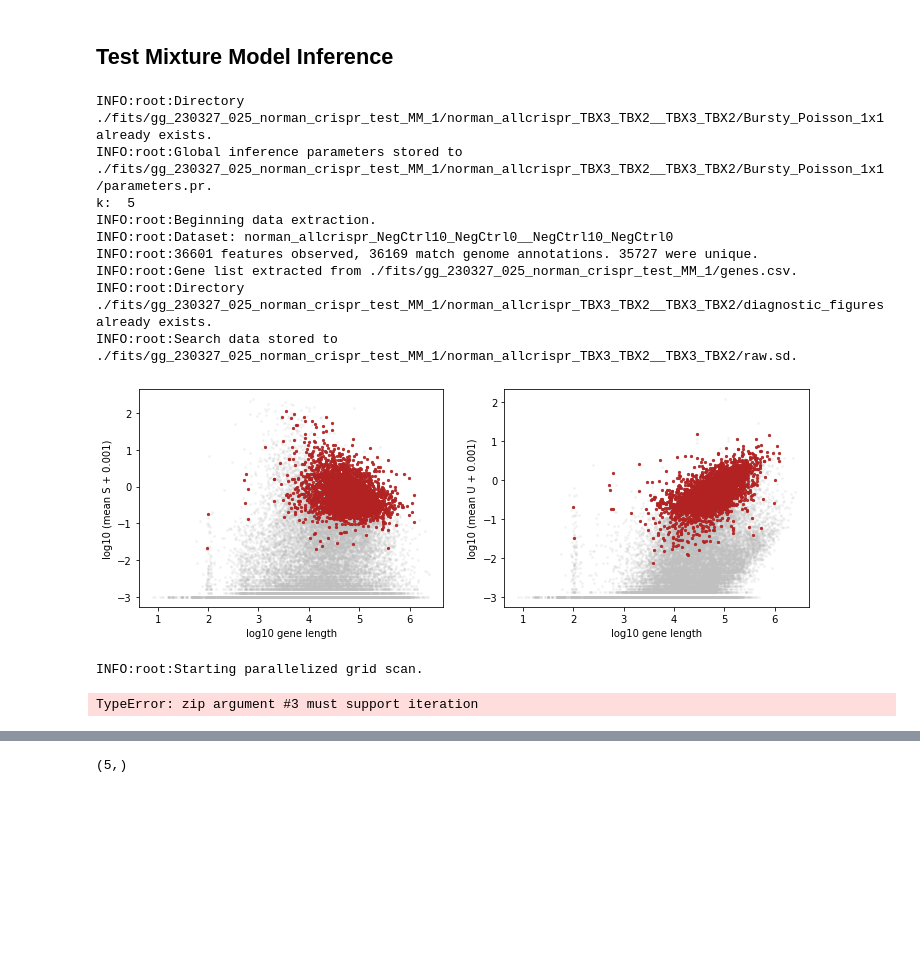
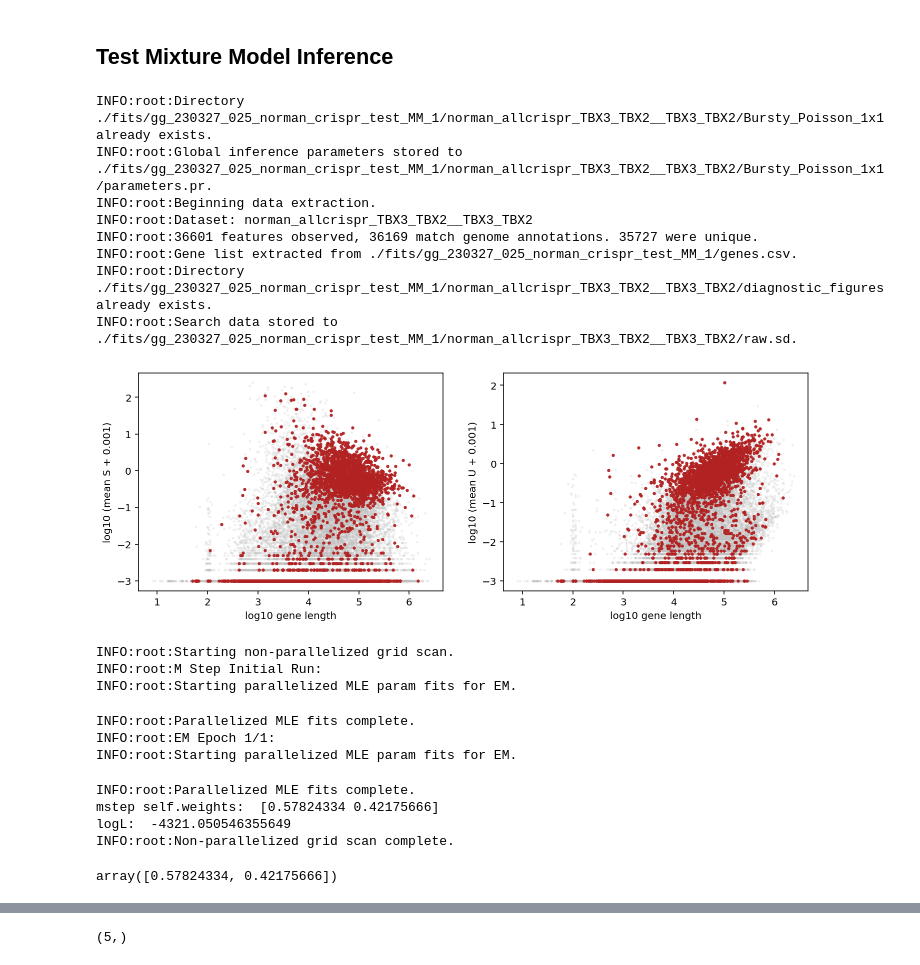
Before and after one commit to tarachari3/perturbCME, a Jupyter notebook: notebooks/20230327_mixModTest_Monod.ipynb, the cells around one changed output, grey strips where cells are left out. Cells and saved outputs as stored; diff of their text form; code cells hidden in the pictures; blank space fills up the shorter version.

```diff
--- a/notebooks/20230327_mixModTest_Monod.ipynb
+++ b/notebooks/20230327_mixModTest_Monod.ipynb
@@ -34,7 +34,7 @@ saveCounts = pd.DataFrame()
 saveCounts['guide_identity'] = ids
 saveCounts['cells'] = counts
 # %%
-filt_ids = list(set(saveCounts['guide_identity'][saveCounts['cells'] >  500]).intersection(set(saveCounts['guide_identity'][saveCounts['cells'] <  513])))
+filt_ids = list(set(saveCounts['guide_identity'][saveCounts['cells'] >  1000]).intersection(set(saveCounts['guide_identity'][saveCounts['cells'] <  1170])))
 len(filt_ids)
 # %% [output]
 1
@@ -180,36 +153,44 @@ samp_ub = [-7.157894736842105, -1.525] #-5.5, 0
 # gridsize = [5,6]
 gridsize = [1,1]
 # %%
-k=5
+k=2
+epochs=1
 # %%
 result_strings = []
 for i in range(0,1): #n_datasets
 
     fitmodel = monod.cme_toolbox.CMEModel('Bursty','Poisson')
 
     inference_parameters = monod.mminference.InferenceParameters(phys_lb,phys_ub,samp_lb,samp_ub,gridsize,\
-                dataset_strings[i],fitmodel,k=k,use_lengths = True,
+                dataset_strings[i],fitmodel,k=k,epochs=epochs,use_lengths = True,
                 gradient_params = {'max_iterations':20,'init_pattern':'moments','num_restarts':5})
 
     search_data = monod.extract_data.extract_data(loom_filepaths[i], transcriptome_filepath, dataset_names[i],
                 dataset_strings[i], dir_string, dataset_attr_names=attribute_names,cf=cf[i])
 
 #     full_result_string = inference_parameters.fit_all_grid_points(30,search_data)
 
 #     result_strings.append(full_result_string)
 # %% [output]
 INFO:root:Directory ./fits/gg_230327_025_norman_crispr_test_MM_1/norman_allcrispr_TBX3_TBX2__TBX3_TBX2/Bursty_Poisson_1x1 already exists.
 INFO:root:Global inference parameters stored to ./fits/gg_230327_025_norman_crispr_test_MM_1/norman_allcrispr_TBX3_TBX2__TBX3_TBX2/Bursty_Poisson_1x1/parameters.pr.
-k:  5
 INFO:root:Beginning data extraction.
-INFO:root:Dataset: norman_allcrispr_NegCtrl10_NegCtrl0__NegCtrl10_NegCtrl0
+INFO:root:Dataset: norman_allcrispr_TBX3_TBX2__TBX3_TBX2
 INFO:root:36601 features observed, 36169 match genome annotations. 35727 were unique.
 INFO:root:Gene list extracted from ./fits/gg_230327_025_norman_crispr_test_MM_1/genes.csv.
 INFO:root:Directory ./fits/gg_230327_025_norman_crispr_test_MM_1/norman_allcrispr_TBX3_TBX2__TBX3_TBX2/diagnostic_figures already exists.
 INFO:root:Search data stored to ./fits/gg_230327_025_norman_crispr_test_MM_1/norman_allcrispr_TBX3_TBX2__TBX3_TBX2/raw.sd.
-[figure, old version]
+[figure, new version]
 # %%
 inference_parameters.fit_all_grid_points(30,search_data)
 # %% [output]
-INFO:root:Starting parallelized grid scan.
+INFO:root:Starting non-parallelized grid scan.
+INFO:root:M Step Initial Run:
+INFO:root:Starting parallelized MLE param fits for EM.
-TypeError: zip argument #3 must support iteration
+INFO:root:Parallelized MLE fits complete.
+INFO:root:EM Epoch 1/1:
+INFO:root:Starting parallelized MLE param fits for EM.
+INFO:root:Parallelized MLE fits complete.
+mstep self.weights:  [0.57824334 0.42175666]
+logL:  -4321.050546355649
+INFO:root:Non-parallelized grid scan complete.
@@ -215,0 +201,4 @@ TypeError: zip argument #3 must support iteration
+# %%
+grid_point_results.weights
+# %% [output]
+array([0.57824334, 0.42175666])
```
Also changed, not shown: parts of 36 cells of this notebook.
